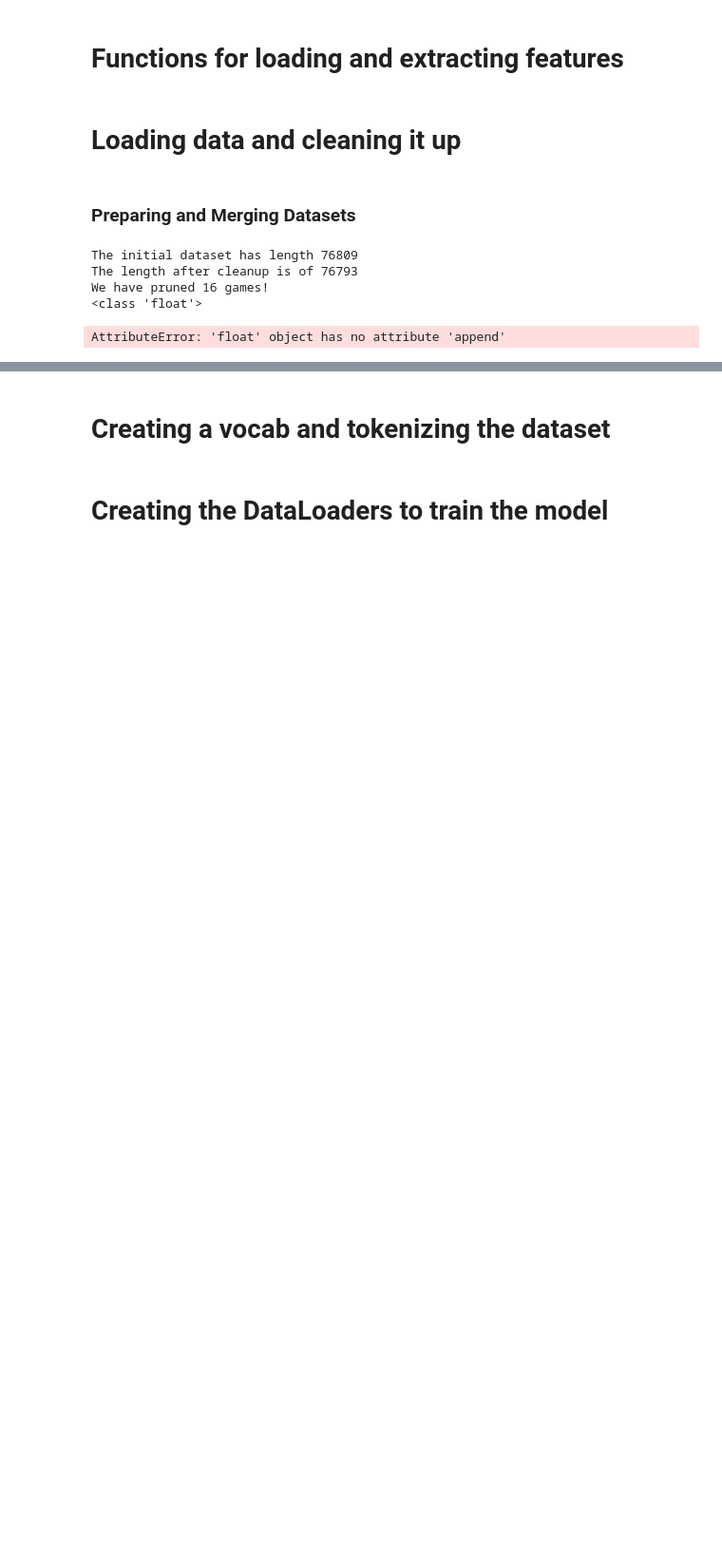
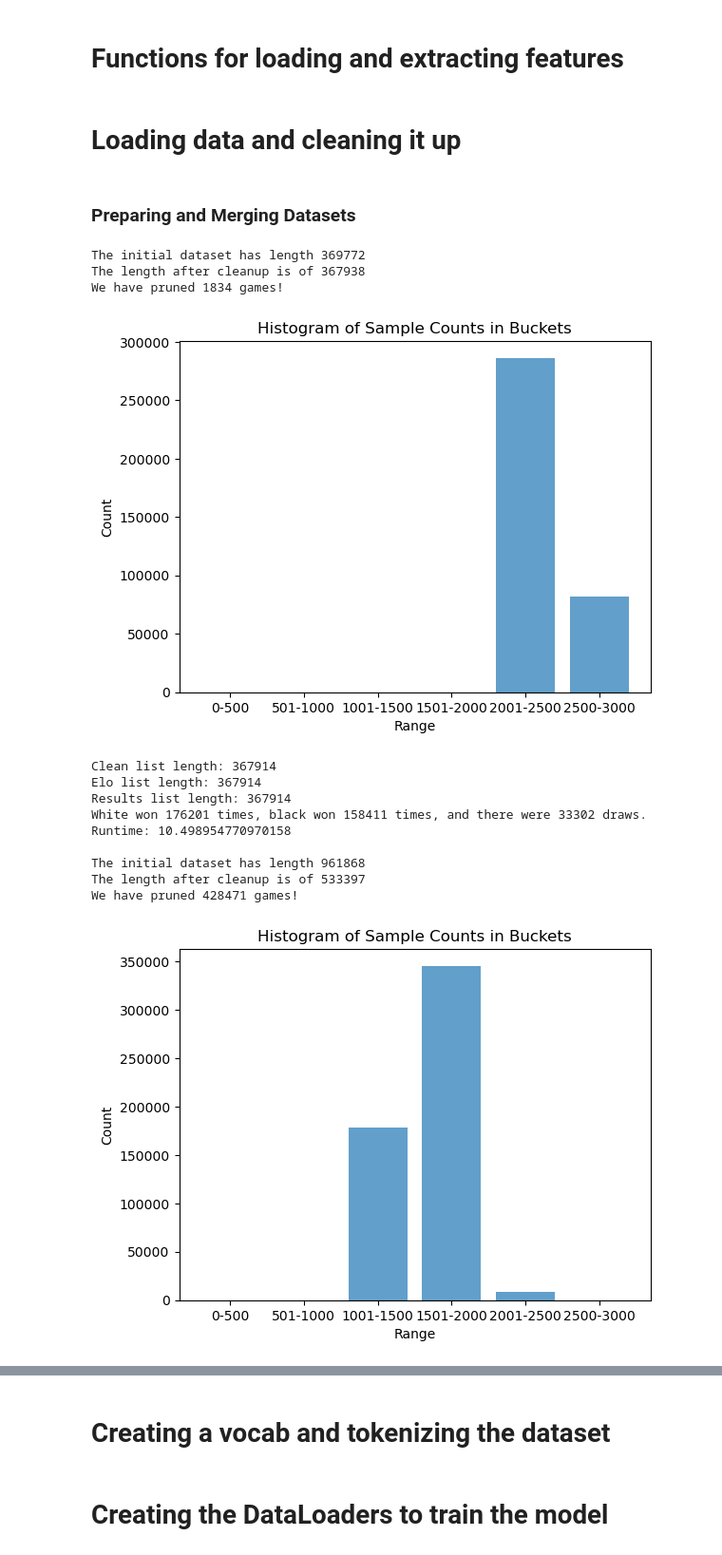
Before and after one commit to victorlacerdab/EloGuessr, a Jupyter notebook: notebooks/Dataset creation.ipynb, the cells around one changed output, grey strips where cells are left out. Shown at 95% size. Drawn from its saved outputs; the diff is of its cells as text; code cells hidden in the pictures; blank space fills up the shorter version.

Commit message:
Further refined dset creations, added visualizations.

```diff
--- a/notebooks/Dataset creation.ipynb
+++ b/notebooks/Dataset creation.ipynb
@@ -83,6 +84,15 @@ def result_to_int(results_list):
 # %%
 def normalize_elo(mean_elo, min_val, max_val):
     return (mean_elo - min_val) / (max_val - min_val)
+# %%
+def plot_elo_histogram(counts, buckets):
+    bucket_labels = [f'{lower}-{upper}' for lower, upper in buckets]
+
+    plt.bar(bucket_labels, counts, align='center', alpha=0.7)
+    plt.xlabel('Range')
+    plt.ylabel('Count')
+    plt.title('Histogram of Sample Counts in Buckets')
+    plt.show()
 # %%
 '''
 Function for feature extraction and final cleanup.
@@ -136,11 +146,22 @@ def feature_extraction(game_list: list) -> np.array:
         Black_Elo = float(score[1])
         mean_elo = (White_Elo + Black_Elo)/2
         if mean_elo >= 100 or mean_elo <= 3000:
-            mean_elo = normalize_elo(mean_elo = mean_elo, min_val=100, max_val=3000)
             elo.append(mean_elo)
         else:
             pass
 
+    buckets = [(0, 500), (501, 1000), (1001, 1500), (1501, 2000), (2001, 2500), (2500, 3000)]
+
+    counts = np.zeros(len(buckets), dtype=int)
+
+    for i, (lower, upper) in enumerate(buckets):
+        counts[i] = np.sum((np.array(elo) >= lower) & (np.array(elo) <= upper))
+
+    plot_elo_histogram(counts, buckets)
+
+    mean_elo = [normalize_elo(m_elo, min_val=100, max_val=3000) for m_elo in elo]
+
+    del counts
     # Gets the game result (who won or whether it was a draw)
     for i, game in enumerate(game_features):
 
@@ -168,9 +189,8 @@ def feature_extraction(game_list: list) -> np.array:
     print(f"Clean list length: {len(game_moves)}")
     print(f"Elo list length: {len(elo)}")
     print(f"Results list length: {len(results)}")
-    print(f"The games at indexes {faulty} are faulty.")
+    # print(f"The games at indexes {faulty} are faulty.")
     print(f'White won {white_wins} times, black won {black_wins} times, and there were {draws} draws.')
-    print(game_moves[0])
     # Returns games, ELO and match results as numpy arrays
     return np.array(game_moves), np.array(elo), np.array(results)
 # %%
@@ -218,16 +238,23 @@ input_elite_fname = "elite_2019_06.pgn"
 input_elite_fname2 = 'elite_2020_05.pgn'
 input_elite_fname3 = 'elite_2022_10.pgn'
 # %%
-elite_clean, elite_elo = data_loader(os.path.join(data_dir, input_elite_fname))
-#elite_clean2, elite_elo2 = data_loader(os.path.join(data_dir, input_elite_fname2))
+#elite_clean, elite_elo = data_loader(os.path.join(data_dir, input_elite_fname))
+elite_clean2, elite_elo2 = data_loader(os.path.join(data_dir, input_elite_fname2))
 #elite_clean3, elite_elo3 = data_loader(os.path.join(data_dir, input_elite_fname3))
-#clean, elo = data_loader(os.path.join(data_dir, input_fname))
-
-final_clean = elite_clean
-final_elo = elite_elo
+clean, elo = data_loader(os.path.join(data_dir, input_fname))
+#huge_clean, huge_elo = data_loader(os.path.join(data_dir, input_huge_fname))
 # %% [output]
-The initial dataset has length 76809
-The length after cleanup is of 76793
-We have pruned 16 games!
-<class 'float'>
+The initial dataset has length 369772
+The length after cleanup is of 367938
+We have pruned 1834 games!
+[figure, added]
-AttributeError: 'float' object has no attribute 'append'
+Clean list length: 367914
+Elo list length: 367914
+Results list length: 367914
+White won 176201 times, black won 158411 times, and there were 33302 draws.
+Runtime: 10.498954770970158
+
+The initial dataset has length 961868
+The length after cleanup is of 533397
+We have pruned 428471 games!
+[figure, added]
```
Also changed, not shown: parts of 13 cells of this notebook, 7 other files.
